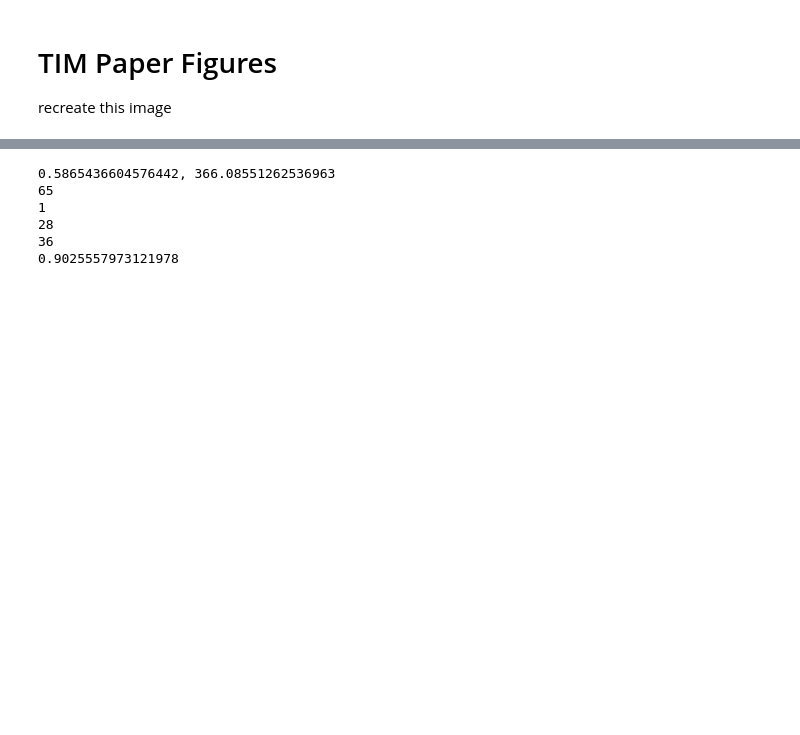
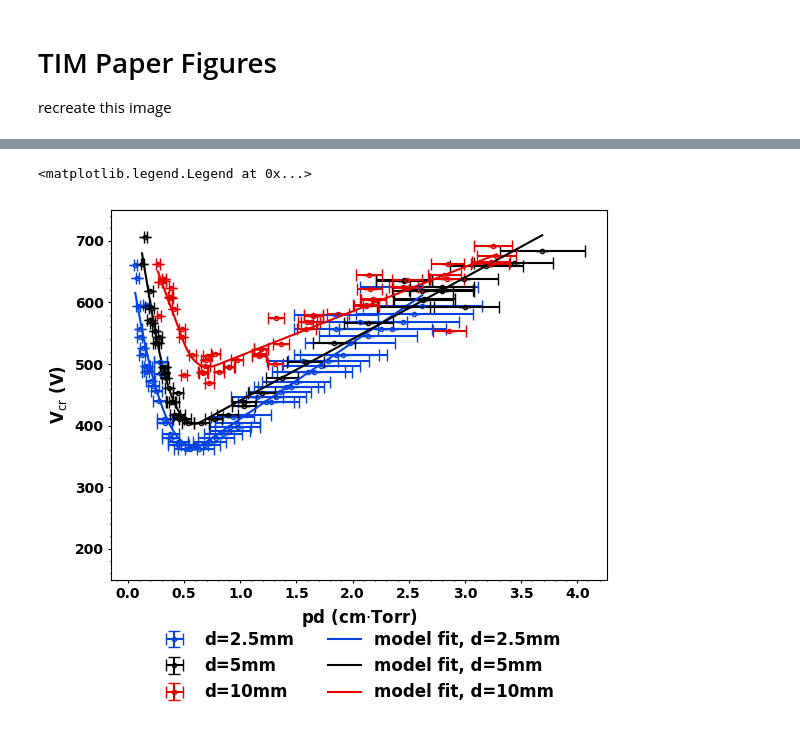
Before and after one commit to s-gerow/SAIL-Plasma, a Jupyter notebook: BeAMED/Test Scripts/FAS_analysis.ipynb, the cells around one changed output, grey strips where cells are left out. Drawn from its saved outputs; the diff is of its cells as text; code cells hidden in the pictures; blank space fills up the shorter version.

```diff
--- a/BeAMED/Test Scripts/FAS_analysis.ipynb
+++ b/BeAMED/Test Scripts/FAS_analysis.ipynb
@@ -100,30 +108,50 @@ fig.savefig('./2_5mmFit.svg', transparent=True)
-# %%
-print(f'{pd_fit[np.argmin(v_fit)]}, {np.min(v_fit)}')
-
-print(len(p_d))
-print(len(p_d[:nodepoints[0]]))
-print(len(p_d[nodepoints[0]:nodepoints[1]]))
-print(len(p_d[nodepoints[1]:]))
-print(r2)
-# %% [output]
-0.5865436604576442, 366.08551262536963
-65
-1
-28
-36
-0.9025557973121978
 # %%
 fig2, ax2 = plt.subplots()
-ax2.set_title(r'Breakdown in air: d=2.5m & $\O$=0.8cm', fontdict = dict(fontweight='bold'))
-ax2.set_xlabel(r'pd (cm$\cdot$Torr)', fontdict = dict(fontweight='bold'))
-ax2.set_ylabel(r'V$_{\rm cr}$ (V)', fontdict = dict(fontweight='bold'))
+#ax2.set_title(r'Breakdown in air: d=2.5m & $\O$=0.8cm', fontdict = dict(fontweight='bold'))
+ax2.set_xlabel(r'pd (cm$\cdot$Torr)', fontdict = dict(fontweight='bold', fontsize = 'large'))
+ax2.set_ylabel(r'V$_{\rm cr}$ (V)', fontdict = dict(fontweight='bold', fontsize = 'large'))
 ax2.set_ylim([150,750])
 ax2.xaxis.set_minor_locator(MultipleLocator(11))
 ax2.yaxis.set_minor_locator(MultipleLocator(5))
 ax2.tick_params(which='minor', length=1, width = 0.8)
 ax2.tick_params(which='major', length=2, width = 0.8)
 ax2.minorticks_on()
 
-_, v2_5, p_d2_5 = plot_data(data_2_5mm, ax2, label = "d=2.5 mm", return_artist= True, color = 'xkcd:blue')
-_, v5, p_d5 = plot_data(data_5mm, ax2, label = "d=5 mm", return_artist= True, color = 'xkcd:black')
-_, v10, p_d10 = plot_data(data_10mm, ax2, label = "d=10 mm", return_artist= True, color = 'xkcd:red')
+
+ax2.errorbar(pd2_5, v2_5, v_err2_5, pd_err2_5, fmt='.', capsize=4, markerfacecolor = 'none', color = 'xkcd:blue', label = 'd=2.5mm')
+ax2.errorbar(pd5, v5, v_err5, pd_err5, fmt='.', capsize=4, markerfacecolor = 'none', color = 'xkcd:black', label = 'd=5mm')
+ax2.errorbar(pd10mod, v10mod, v_err10mod, pd_err10mod, fmt='.', capsize=4, markerfacecolor = 'none', color = 'xkcd:red', label = 'd=10mm')
+
+pd_fit2_5, _ = split_data(pd2_5, v2_5, nodepoints2_5[0], nodepoints2_5[1], length=300)
+v_fit2_5 = np.concatenate(eval_polynomial(pd_fit2_5, coeffs2_5))
+pd_fit2_5 = np.concatenate(pd_fit2_5)
+
+pd_fit5, _ = split_data(pd5, v5, nodepoints5[0], nodepoints5[1], length=300)
+v_fit5 = np.concatenate(eval_polynomial(pd_fit5, coeffs5))
+pd_fit5 = np.concatenate(pd_fit5)
+
+pd_fit10, _ = split_data(pd10mod, v10mod, nodepoints10[0], nodepoints10[1], length=300)
+v_fit10 = np.concatenate(eval_polynomial(pd_fit10, coeffs10))
+pd_fit10 = np.concatenate(pd_fit10)
+
+ax2.plot(pd_fit2_5, v_fit2_5, color='xkcd:blue', label = 'model fit, d=2.5mm')
+ax2.plot(pd_fit5, v_fit5, color='xkcd:black', label = 'model fit, d=5mm')
+ax2.plot(pd_fit10, v_fit10, color='xkcd:red', label = 'model fit, d=10mm')
+
+handles, labels = plt.gca().get_legend_handles_labels()
+order = [3,4,5,0,1,2]
+
+params = {'font.weight': 'bold'}
+plt.rcParams.update(params)
+
+ax2.legend([handles[idx] for idx in order],
+           [labels[idx] for idx in order],
+           loc = 'lower center',
+           ncol = 2,
+           bbox_to_anchor = (0.5,-0.37),
+           fontsize = 'large',
+           frameon = False
+           )
+# %% [output]
+<matplotlib.legend.Legend at 0x...>
+[figure, added]
```
Also changed, not shown: parts of 9 cells of this notebook, 9 other files.
